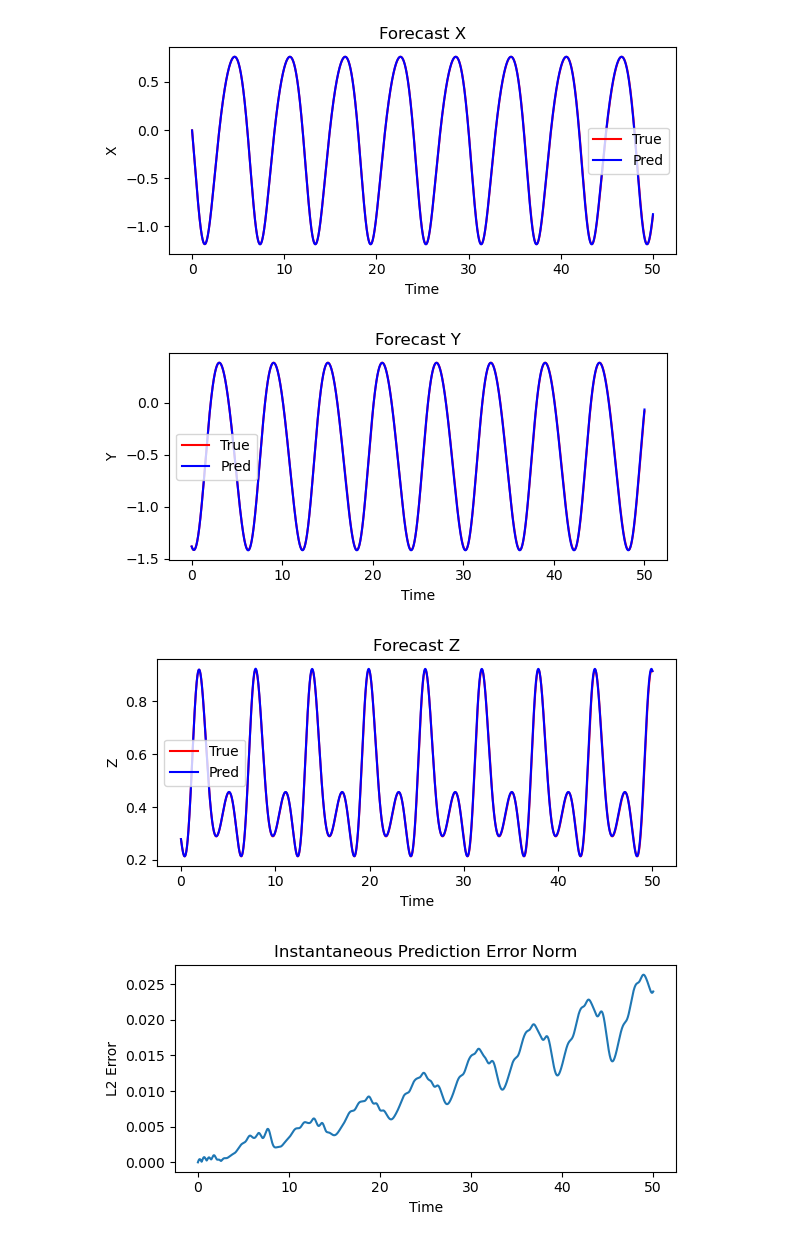
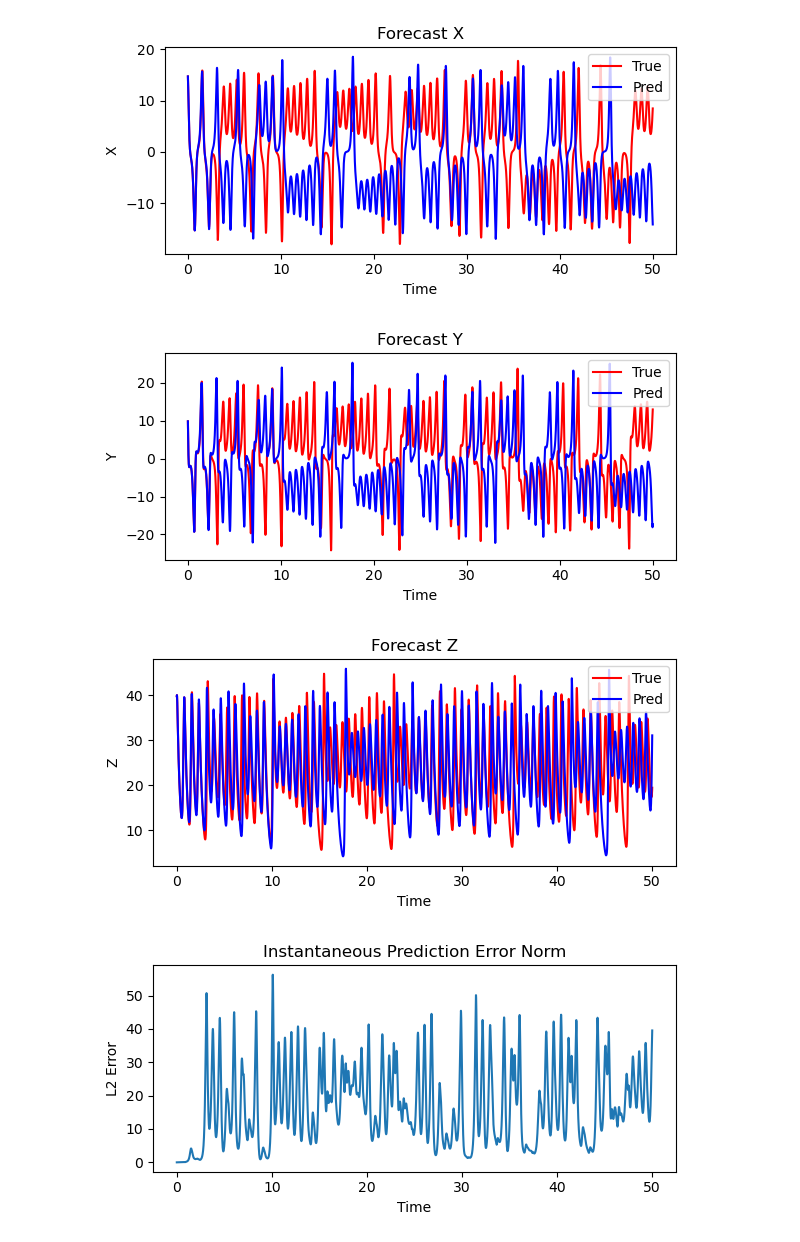
Before and after one commit to krithikeshravishankar/reservoir-computing, a Jupyter notebook: forecast.ipynb, the cells around one changed output. Cells and saved outputs as stored; diff of their text form; code cells hidden in the pictures.

```diff
--- a/forecast.ipynb
+++ b/forecast.ipynb
@@ -146,23 +146,68 @@ def forecast(deriv: Callable, params: Dict[str,float], reservoir: Reservoir, Wou
 # 6. Error Metrics & Evaluation
 # -----------------------------
 
-def compute_errors(true: np.ndarray, pred: np.ndarray) -> Dict[str, np.ndarray]:
+def trajectory_shortest_distance(true: np.ndarray, pred: np.ndarray, n_samples: int = 100, seed: int = None) -> float:
+    """Approximate shortest-average distance between two trajectories.
+    Randomly sample n_samples points from pred; for each, find nearest point along true; average distances.
+    Shapes: true, pred -> (dims, T)."""
+    T_pred = pred.shape[1]
+    if T_pred == 0:
+        return np.nan
+    n_eff = min(n_samples, T_pred)
+    rng = np.random.default_rng(seed)
+    idxs = rng.choice(T_pred, size=n_eff, replace=False)
+    total = 0.0
+    for idx in idxs:
+        p = pred[:, idx][:, None]  # (dims,1)
+        dists = np.linalg.norm(true - p, axis=0)  # (T_true,)
+        total += dists.min()
+    return total / n_eff
+
+def compute_errors(true: np.ndarray, pred: np.ndarray, times: np.ndarray = None,
+                   traj_samples: int = 100, seed: int = None) -> Dict[str, np.ndarray]:
     diff = pred - true
     mse_dim = np.mean(diff**2, axis=1)
     var_dim = np.var(true, axis=1)
     nrmse_dim = np.sqrt(mse_dim / var_dim)
     mse_total = np.mean(diff**2)
     nrmse_total = np.sqrt(mse_total / np.var(true))
-    return {'mse_dim': mse_dim, 'nrmse_dim': nrmse_dim, 'mse_total': mse_total, 'nrmse_total': nrmse_total}
+    # Trajectory distance metric
+    traj_dist = trajectory_shortest_distance(true, pred, n_samples=traj_samples, seed=seed)
+    # Divergence time: first time L2 error exceeds 5% of norm of initial true state
+    base_norm = np.linalg.norm(true[:, 0])
+    threshold = 0.05 * base_norm
+    err_time_series = np.linalg.norm(diff, axis=0)
+    div_index = None
+    for i, val in enumerate(err_time_series):
+        if val > threshold:
+            div_index = i
+            break
+    if times is None:
+        divergence_time = div_index if div_index is not None else None
+    else:
+        divergence_time = times[div_index] if div_index is not None else None
+    return {
+        'mse_dim': mse_dim,
+        'nrmse_dim': nrmse_dim,
+        'mse_total': mse_total,
+        'nrmse_total': nrmse_total,
+        'trajectory_distance': traj_dist,
+        'divergence_time': divergence_time,
+        'divergence_threshold': threshold
+    }
 
 def evaluate_results(results: Dict[str, Dict], verbose: bool = True) -> Dict[str, np.ndarray]:
-    errs = compute_errors(results['forecast']['true'], results['forecast']['pred'])
+    fc = results['forecast']
+    errs = compute_errors(fc['true'], fc['pred'], times=fc['times'])
     results['errors'] = errs
     if verbose:
         print("MSE dim:", errs['mse_dim'])
         print("NRMSE dim:", errs['nrmse_dim'])
         print("Total MSE:", errs['mse_total'])
         print("Total NRMSE:", errs['nrmse_total'])
+        print("Trajectory distance:", errs['trajectory_distance'])
+        print("Divergence threshold:", errs['divergence_threshold'])
+        print("Divergence time:", errs['divergence_time'])
     return errs
 
 # -----------------------------
@@ -289,8 +334,8 @@ class PipelineParams:
     seed: int = 43
 
 params = PipelineParams(
-    system_name='sprott-linz',  # or 'lorenz'
-    system_params={'a': 0.2},  # optional override for Sprott-Linz
+    system_name='lorenz',  # or 'sprott-linz'
+    # system_params={'a': 0.41},  # optional override for Sprott-Linz
     # system_params={'rho': 30.0},  # optional override for Lorenz
     training_time=300.0,
     dt=0.002,
@@ -343,4 +391,4 @@ Total NRMSE: 0.010765361131396933
-[figure, old version]
+[figure, new version]
-[figure, old version]
+[figure, new version]
-[figure, old version]
+[figure, new version]
-[figure, old version]
+[figure, new version]
```
Also changed, not shown: parts of 1 cell of this notebook.
